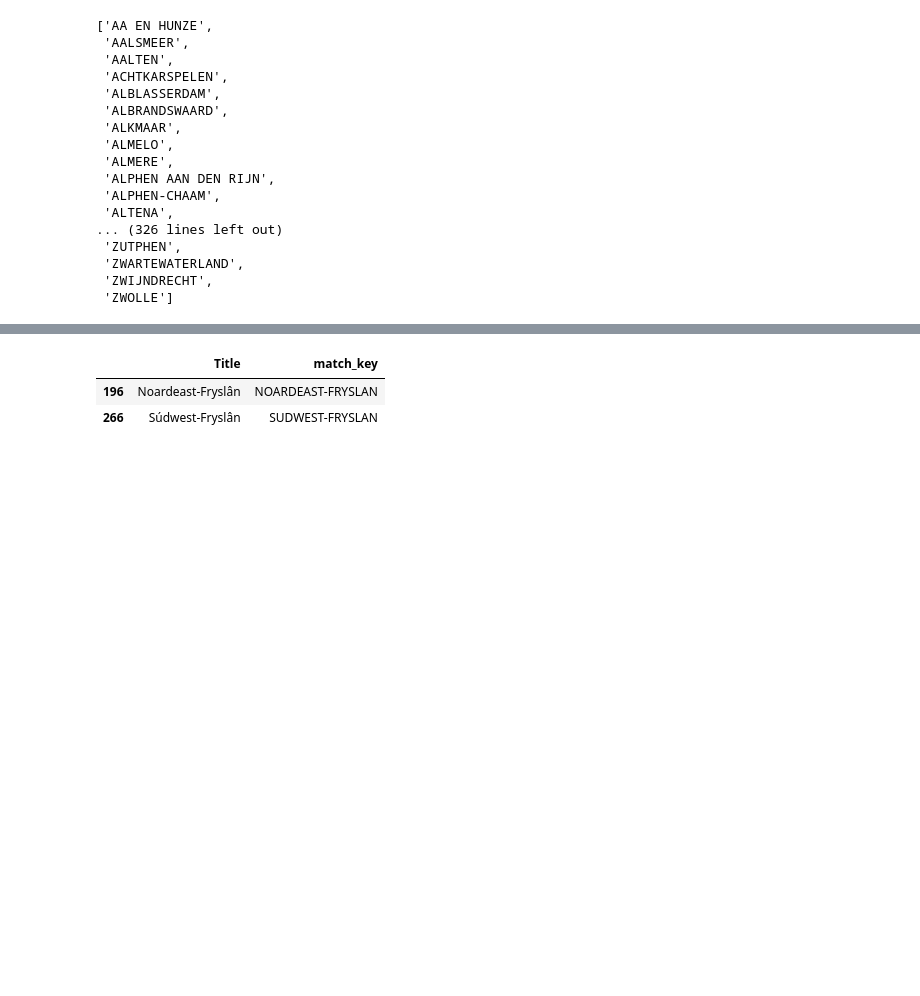
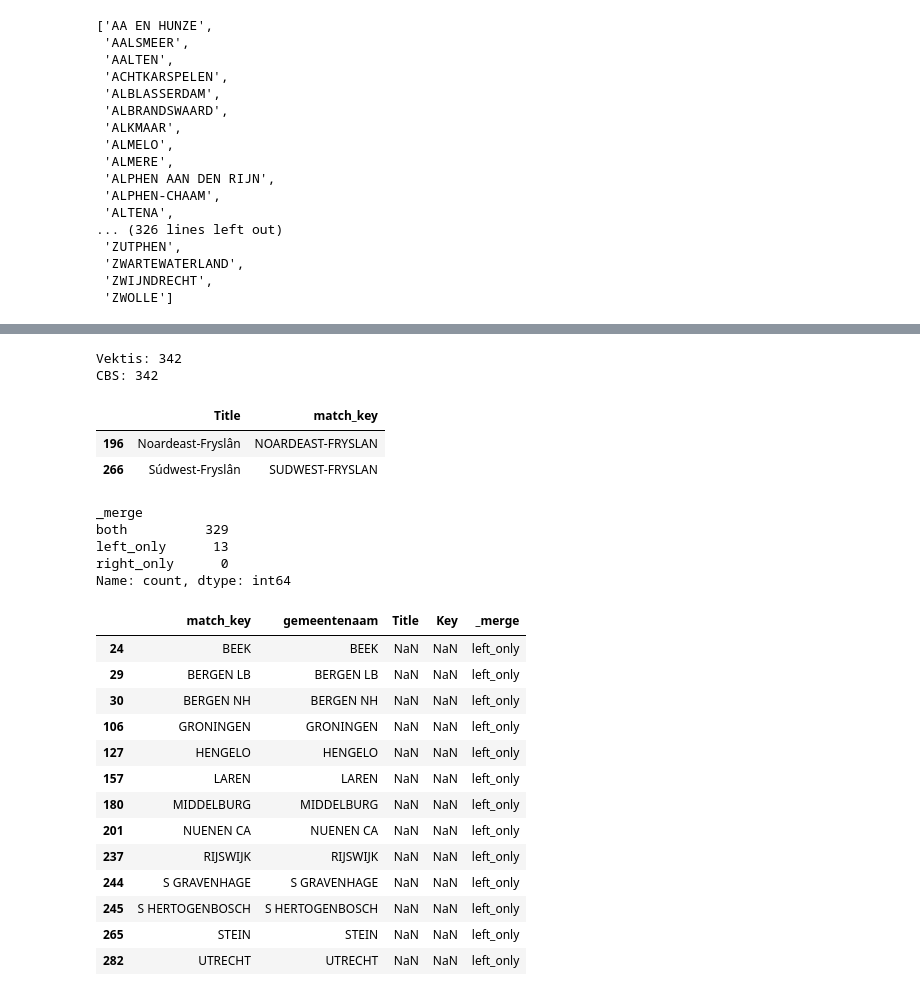
Before and after one commit to FaraRahimi/health-cost-benchmark, a Jupyter notebook: notebooks/02_clean.ipynb, the cells around one changed output, grey strips where cells are left out. Saved outputs shown, nothing was run; the diff lists cells and outputs as text; code cells hidden in the pictures; blank space fills up the shorter version.

Commit message:
Clean step 6b-6c: match key function, first join
Co-Authored-By: Claude Opus 5.5 <noreply@anthropic.com>

```diff
--- a/notebooks/02_clean.ipynb
+++ b/notebooks/02_clean.ipynb
@@ -322,15 +310,25 @@ regions[["Title", "match_key"]].head()
-# %%
-# CBS matching key: capitals and accents removed, so it can match Vektis
-# normalize("NFKD") splits Ú into U + accent mark,
-# encode("ascii", errors="ignore") drops the accent marks (ascii = plain letters only),
-# decode("ascii") turns the result back into normal text
-regions["match_key"] = (
-    regions["Title"]
-    .str.upper()
-    .str.normalize("NFKD")
-    .str.encode("ascii", errors="ignore")
-    .str.decode("ascii")
-)
+# %%
+# Matching key for town names: capitals, accents removed.
+# One function for both sides, so CBS and Vektis follow exactly the same rule.
+def make_match_key(names):
+    return (
+        names
+        .str.upper()
+        .str.normalize("NFKD")
+        .str.encode("ascii", errors="ignore")
+        .str.decode("ascii")
+    )
+# %%
+# Give both tables a match_key column, made by the same function
+vektis["match_key"] = make_match_key(vektis["gemeentenaam"])
+regions["match_key"] = make_match_key(regions["Title"])
+# %%
+# Check: both sides should have 342 different match keys
+print("Vektis:", len(vektis["match_key"].unique()))
+print("CBS:", len(regions["match_key"].unique()))
+# %% [output]
+Vektis: 342
+CBS: 342
 # %%
 # Check: the accented Frisian names should now have plain letters in match_key
 regions[regions["Title"].str.contains("Fryslân")][["Title", "match_key"]]
@@ -338,3 +336,38 @@ regions[regions["Title"].str.contains("Fryslân")][["Title", "match_key"]]
 |  | Title | match_key |
 | 196 | Noardeast-Fryslân | NOARDEAST-FRYSLAN |
 | 266 | Súdwest-Fryslân | SUDWEST-FRYSLAN |
+# %%
+# Small tables with one row per town, without duplicates
+vektis_towns = vektis[["match_key", "gemeentenaam"]].drop_duplicates()
+cbs_towns = regions[["match_key", "Title", "Key"]]
+
+# Join on match_key. how="left" keeps every Vektis town, even without a CBS partner;
+# indicator=True adds a _merge column saying where each row was found
+towns = pd.merge(vektis_towns, cbs_towns, on="match_key", how="left", indicator=True)
+
+# Check: how many matched (both) and how many did not (left_only)
+towns["_merge"].value_counts()
+# %% [output]
+_merge
+both          329
+left_only      13
+right_only      0
+Name: count, dtype: int64
+# %%
+# The Vektis towns that found no CBS partner: these need a manual fix
+towns[towns["_merge"] == "left_only"]
+# %% [output]
+|  | match_key | gemeentenaam | Title | Key | _merge |
+| 24 | BEEK | BEEK | NaN | NaN | left_only |
+| 29 | BERGEN LB | BERGEN LB | NaN | NaN | left_only |
+| 30 | BERGEN NH | BERGEN NH | NaN | NaN | left_only |
+| 106 | GRONINGEN | GRONINGEN | NaN | NaN | left_only |
+| 127 | HENGELO | HENGELO | NaN | NaN | left_only |
+| 157 | LAREN | LAREN | NaN | NaN | left_only |
+| 180 | MIDDELBURG | MIDDELBURG | NaN | NaN | left_only |
+| 201 | NUENEN CA | NUENEN CA | NaN | NaN | left_only |
+| 237 | RIJSWIJK | RIJSWIJK | NaN | NaN | left_only |
+| 244 | S GRAVENHAGE | S GRAVENHAGE | NaN | NaN | left_only |
+| 245 | S HERTOGENBOSCH | S HERTOGENBOSCH | NaN | NaN | left_only |
+| 265 | STEIN | STEIN | NaN | NaN | left_only |
+| 282 | UTRECHT | UTRECHT | NaN | NaN | left_only |
```
Also changed, not shown: parts of 3 cells of this notebook.
